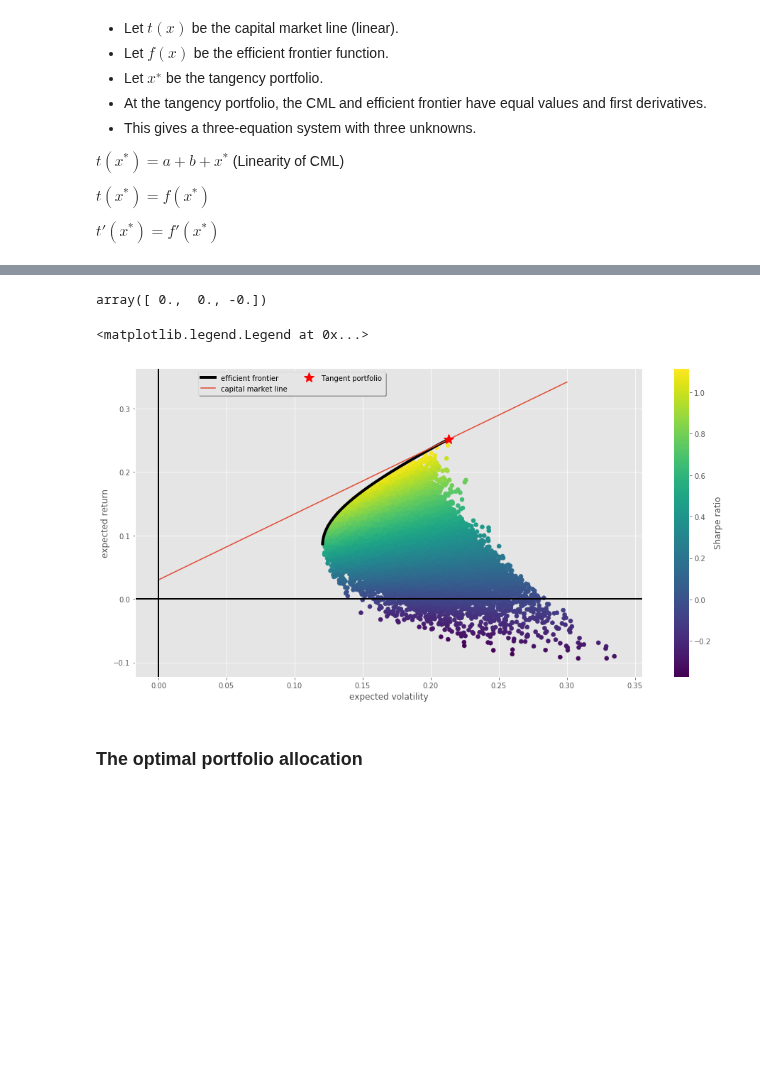
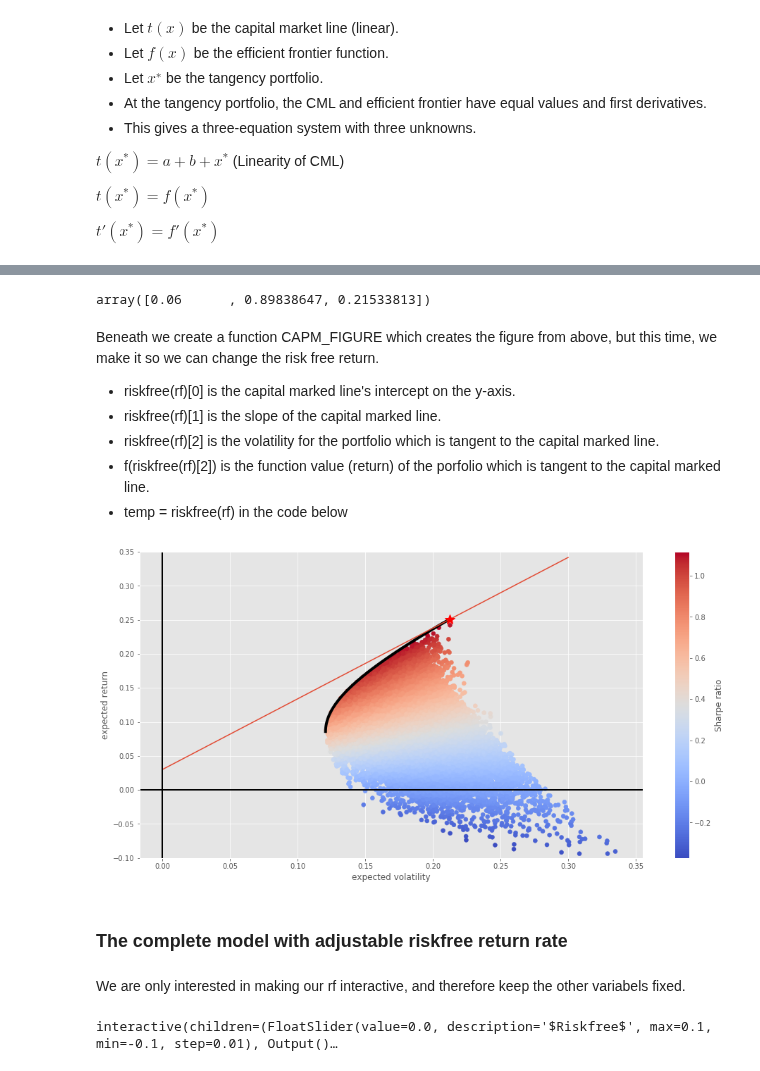
Before and after one commit to NumEconCopenhagen/projects-2019-mk, a Jupyter notebook: modelproject/modelproject/Modern Portfolio Theory.ipynb, the cells around one changed output, grey strips where cells are left out. Saved outputs shown, nothing was run; the diff lists cells and outputs as text; code cells hidden in the pictures; blank space fills up the shorter version.

Commit message:
Add files via upload
Interactive plot

```diff
--- a/modelproject/modelproject/Modern Portfolio Theory.ipynb
+++ b/modelproject/modelproject/Modern Portfolio Theory.ipynb
@@ -439,27 +437,49 @@ array([0.03      , 1.03873445, 0.21308801])
-# %%
-np.round(equations(opt), 3)
-# %% [output]
-array([ 0.,  0., -0.])
+# %%
+riskfree(0.06)
+# %% [output]
+array([0.06      , 0.89838647, 0.21533813])
+# %% [markdown]
+Beneath we create a function CAPM_FIGURE which creates the figure from above, but this time, we make it so we can change the risk free return.
+* riskfree(rf)[0] is the capital marked line's intercept on the y-axis.
+* riskfree(rf)[1] is the slope of the capital marked line.
+* riskfree(rf)[2] is the volatility for the portfolio which is tangent to the capital marked line.
+* f(riskfree(rf)[2]) is the function value (return) of the porfolio which is tangent to the capital marked line.
+* temp = riskfree(rf) in the code below
 # %%
-plt.figure(figsize=(16, 8))
-plt.scatter(pvols, prets,
- c=(prets - 0.01) / pvols, marker='o', cmap='viridis')
- # random portfolio composition
-plt.plot(evols, erets, 'black', lw=4.0, label ='efficient frontier')
- # efficient frontier
-cx = np.linspace(0.0, 0.3)
-plt.plot(cx, opt[0] + opt[1] * cx, lw=1.5, label ='capital market line')
- # capital market line
-plt.plot(opt[2], f(opt[2]), 'r*', markersize=15.0, label ='Tangent portfolio')
-plt.grid(True)
-plt.axhline(0, color='k', ls='-', lw=2.0)
-plt.axvline(0, color='k', ls='-', lw=2.0)
-plt.xlabel('expected volatility')
-plt.ylabel('expected return')
-plt.colorbar(label='Sharpe ratio')
-plt.legend(loc='best', bbox_to_anchor=(0.5, 1.00), shadow=True, ncol=2)
+def CAPM_FIGURE(rf, pvols=pvols, prets=prets , p=p ):
+    plt.figure(figsize=(16, 8))
+    plt.scatter(pvols, prets,
+    c=(prets - 0.01) / pvols, marker='o', cmap='coolwarm')
+    # random portfolio composition
+    plt.plot(evols, erets, 'black', lw=4.0)
+    # efficient frontier
+    cx = np.linspace(0.0, 0.3)
+    temp = riskfree(rf)  #making a temp, so it doesnt have to calculate riskfree over and over.
+    plt.plot(cx, temp[0] + temp[1] * cx, lw=1.5)
+    # capital market line
+    plt.plot(temp[2], f(temp[2]), 'r*', markersize=15.0)
+    plt.grid(True)
+    plt.axhline(0, color='k', ls='-', lw=2.0)
+    plt.axvline(0, color='k', ls='-', lw=2.0)
+    plt.ylim(-0.1 , 0.35)
+    plt.xlabel('expected volatility')
+    plt.ylabel('expected return')
+    plt.colorbar(label='Sharpe ratio')
+    plt.show()
-# %% [output]
-<matplotlib.legend.Legend at 0x...>
-[figure, removed]
-# %% [markdown]
-### The optimal portfolio allocation
+# %%
+CAPM_FIGURE(0.03)
+# %% [output]
+[figure, added]
+# %% [markdown]
+### The complete model with adjustable riskfree return rate
+# %% [markdown]
+We are only interested in making our rf interactive, and therefore keep the other variabels fixed.
+# %%
+widgets.interact(CAPM_FIGURE,
+                 rf = widgets.FloatSlider(description="$Riskfree$", min=-0.1, max=0.1, step=0.01, value=0),
+                 pvols = widgets.fixed(pvols),
+                 prets=widgets.fixed(prets),
+                 p=widgets.fixed(p)
+                );
+# %% [output]
+interactive(children=(FloatSlider(value=0.0, description='$Riskfree$', max=0.1, min=-0.1, step=0.01), Output()…
```
Also changed, not shown: parts of 9 cells of this notebook.
